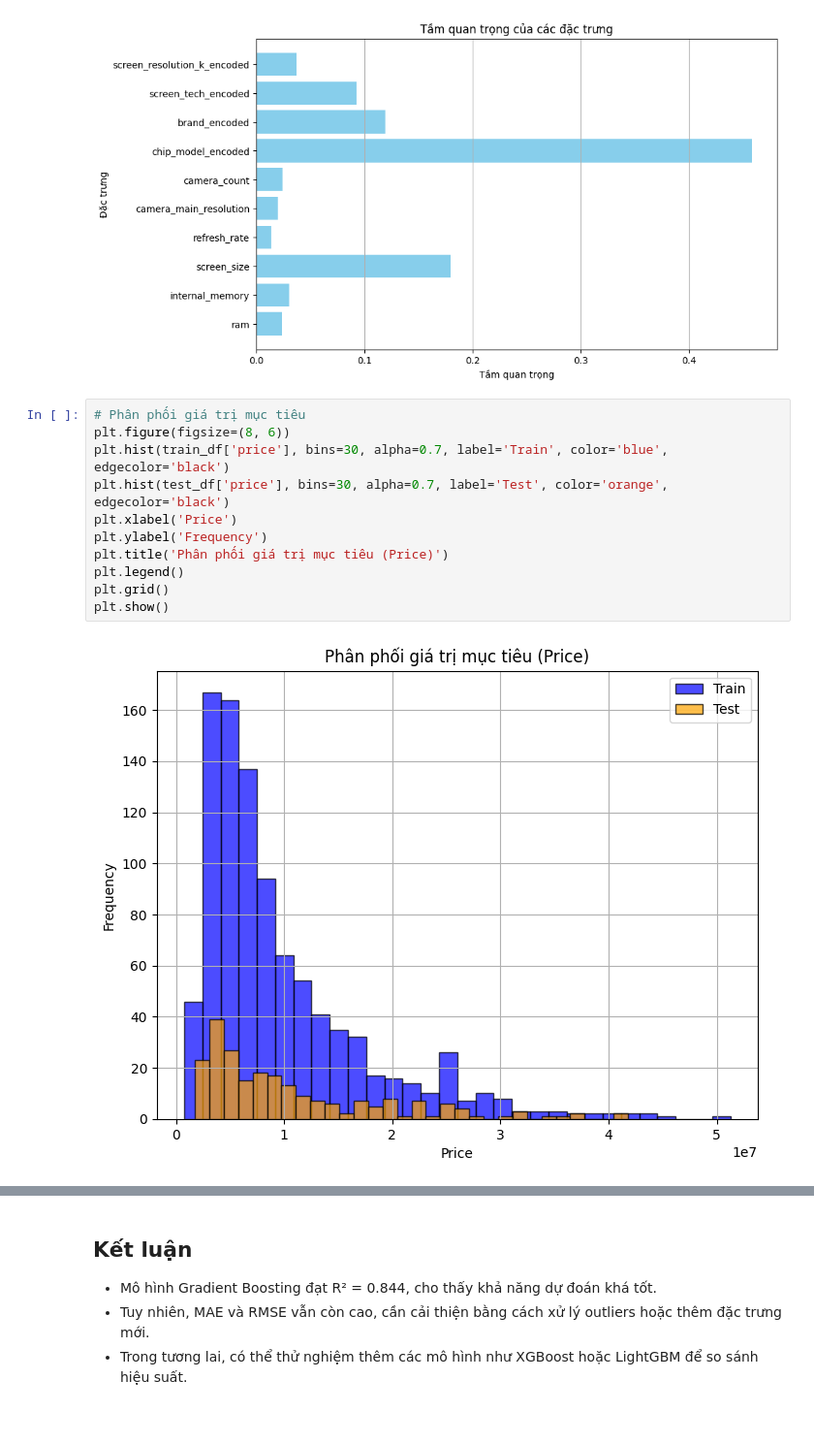
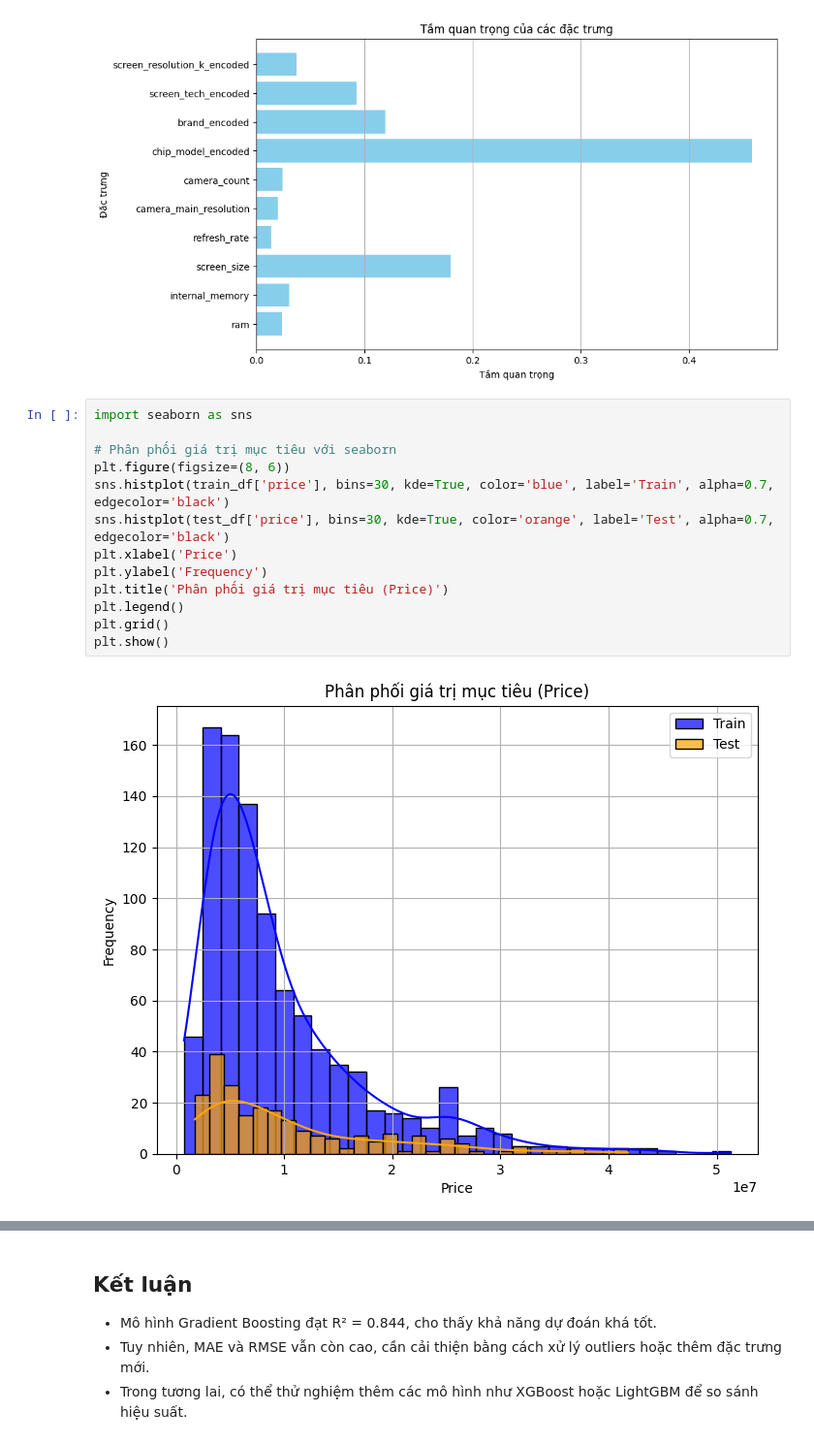
Before and after one commit to vulinhnopro2704/KHDL, a Jupyter notebook: code/GradientBoosting/gradient_boosting_report.ipynb, the cells around one changed output, grey strips where cells are left out. Shown at 97% size. Cells and saved outputs as stored; diff of their text form.

```diff
--- a/code/GradientBoosting/gradient_boosting_report.ipynb
+++ b/code/GradientBoosting/gradient_boosting_report.ipynb
@@ -254,15 +254,17 @@ plt.show()
 [figure]
 [figure]
 # %%
-# Phân phối giá trị mục tiêu
+import seaborn as sns
+
+# Phân phối giá trị mục tiêu với seaborn
 plt.figure(figsize=(8, 6))
-plt.hist(train_df['price'], bins=30, alpha=0.7, label='Train', color='blue', edgecolor='black')
-plt.hist(test_df['price'], bins=30, alpha=0.7, label='Test', color='orange', edgecolor='black')
+sns.histplot(train_df['price'], bins=30, kde=True, color='blue', label='Train', alpha=0.7, edgecolor='black')
+sns.histplot(test_df['price'], bins=30, kde=True, color='orange', label='Test', alpha=0.7, edgecolor='black')
 plt.xlabel('Price')
 plt.ylabel('Frequency')
 plt.title('Phân phối giá trị mục tiêu (Price)')
 plt.legend()
 plt.grid()
 plt.show()
 # %% [output]
-[figure, old version]
+[figure, new version]
```
Also changed, not shown: parts of 3 cells of this notebook, 8 other files.
